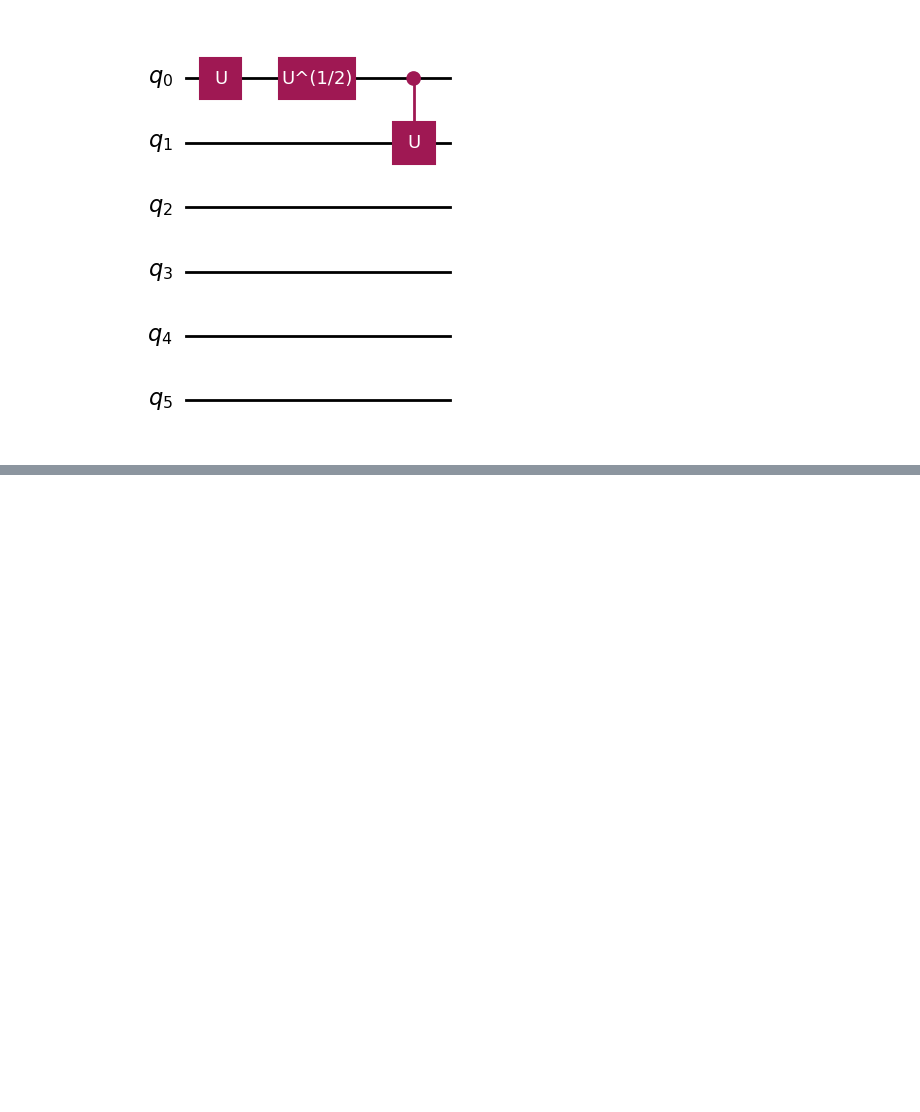
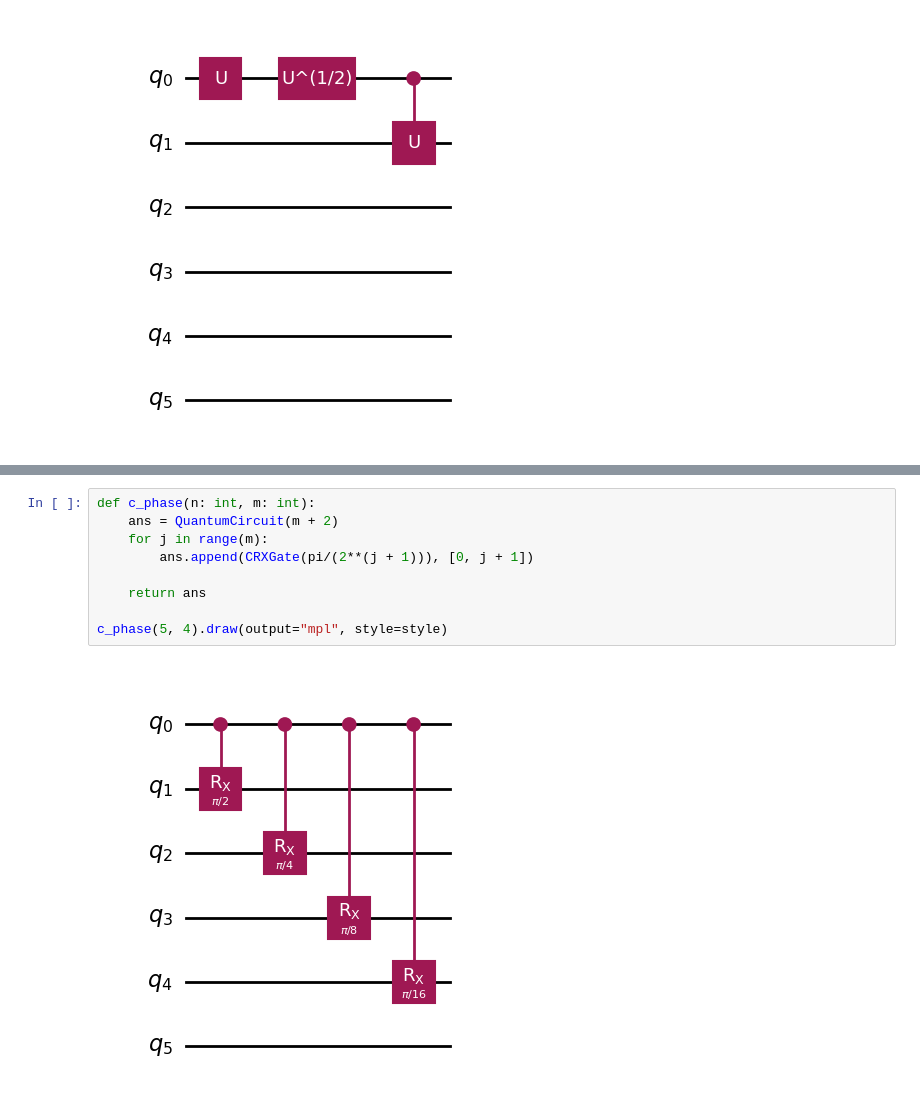
Before and after one commit to misho9714/Multi-Controlled-U, a Jupyter notebook: notebook.ipynb, the cells around one changed output, grey strips where cells are left out. Drawn from its saved outputs; the diff is of its cells as text; blank space fills up the shorter version.

```diff
--- a/notebook.ipynb
+++ b/notebook.ipynb
@@ -35 +71,12 @@ qc.draw(output="mpl")
+# %%
+def c_phase(n: int, m: int):
+    ans = QuantumCircuit(m + 2)
+    for j in range(m):
+        ans.append(CRXGate(pi/(2**(j + 1))), [0, j + 1])
+
+    return ans
+
+c_phase(5, 4).draw(output="mpl", style=style)
+# %% [output]
+[figure, added]
 # %%
```
Also changed, not shown: parts of 4 cells of this notebook.
